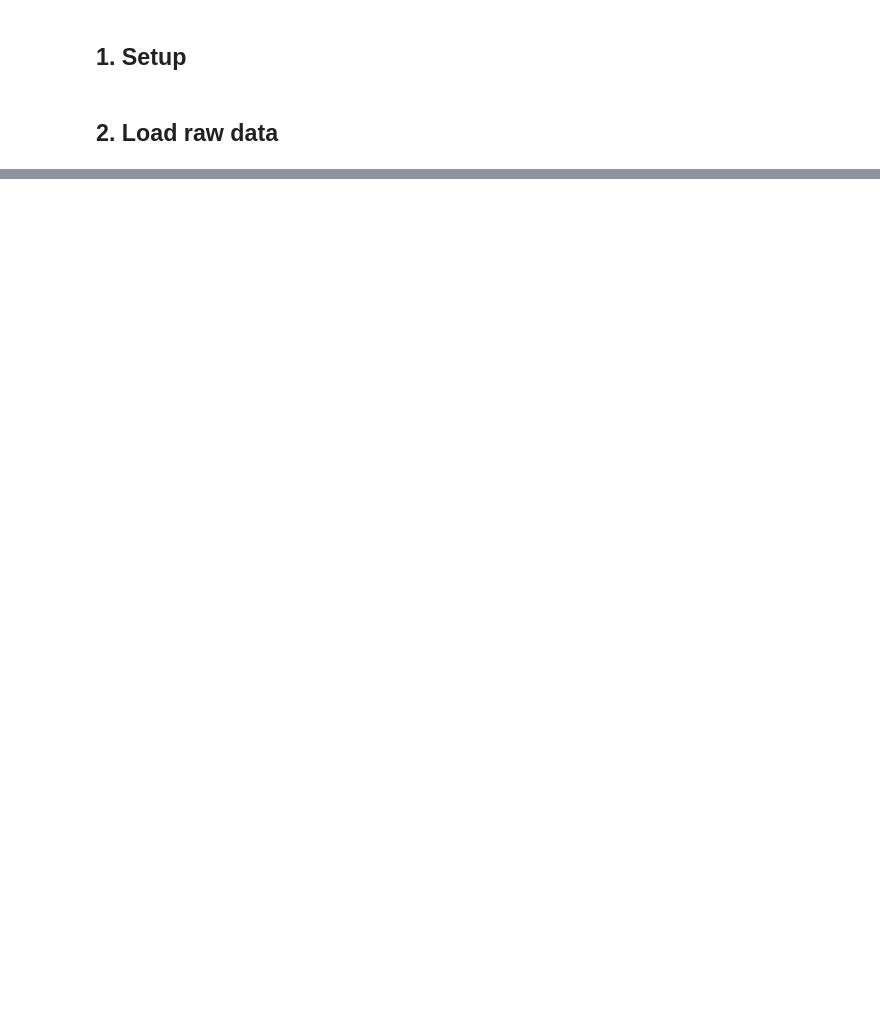
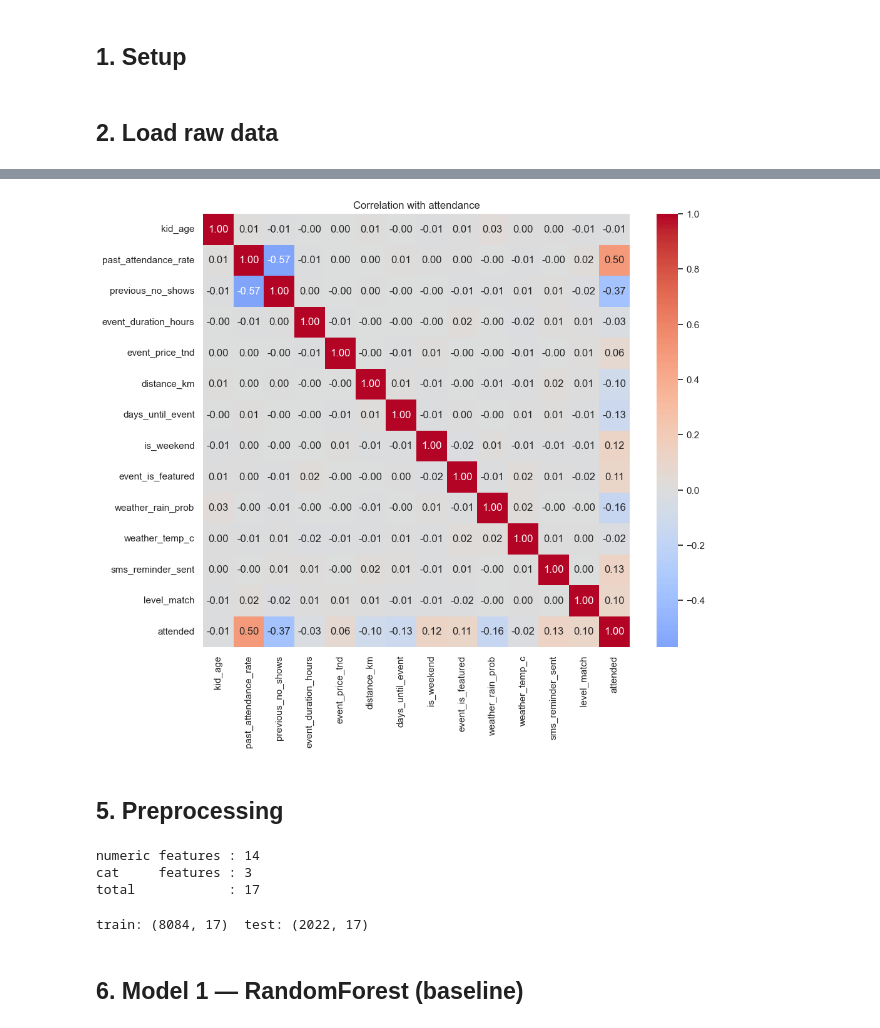
Before and after one commit to mahmoudsalhi/event, a Jupyter notebook: ml/no_show_model.ipynb, the cells around one changed output, grey strips where cells are left out. Saved outputs shown, nothing was run; the diff lists cells and outputs as text; code cells hidden in the pictures; blank space fills up the shorter version.

```diff
--- a/ml/no_show_model.ipynb
+++ b/ml/no_show_model.ipynb
@@ -358,0 +258,34 @@ print(f'Recommended action: {"send extra SMS reminder" if p_no_show > 0.4 else "
+# %%
+corr_cols = ['kid_age','past_attendance_rate','previous_no_shows','event_duration_hours',
+             'event_price_tnd','distance_km','days_until_event','is_weekend',
+             'event_is_featured','weather_rain_prob','weather_temp_c',
+             'sms_reminder_sent','level_match','attended']
+plt.figure(figsize=(11, 9))
+sns.heatmap(df[corr_cols].corr(), annot=True, fmt='.2f', cmap='coolwarm', center=0)
+plt.title('Correlation with attendance'); plt.show()
+# %% [output]
+[figure, added]
+# %% [markdown]
+## 5. Preprocessing
+# %%
+TARGET = 'attended'
+CAT_COLS = ['kid_english_level', 'event_category', 'event_target_level']
+FEATURE_COLS = [c for c in df.columns if c != TARGET]
+NUM_COLS = [c for c in FEATURE_COLS if c not in CAT_COLS]
+
+X = df[FEATURE_COLS]
+y = df[TARGET]
+print('numeric features :', len(NUM_COLS))
+print('cat     features :', len(CAT_COLS))
+print('total            :', len(FEATURE_COLS))
+# %% [output]
+numeric features : 14
+cat     features : 3
+total            : 17
+# %%
+X_train, X_test, y_train, y_test = train_test_split(
+    X, y, test_size=0.2, stratify=y, random_state=RANDOM_STATE
+)
+print('train:', X_train.shape, ' test:', X_test.shape)
+# %% [output]
+train: (8084, 17)  test: (2022, 17)
@@ -358,0 +297,2 @@ print(f'Recommended action: {"send extra SMS reminder" if p_no_show > 0.4 else "
+# %% [markdown]
+## 6. Model 1 — RandomForest (baseline)
```
Also changed, not shown: parts of 70 cells of this notebook, 12 other files.
